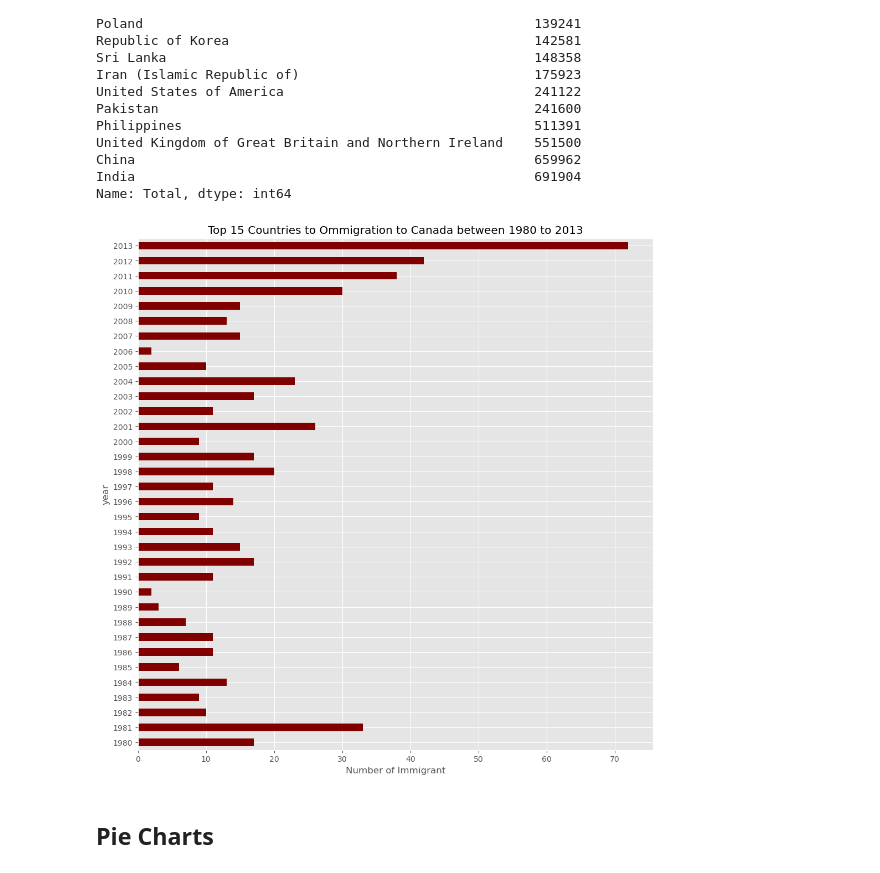
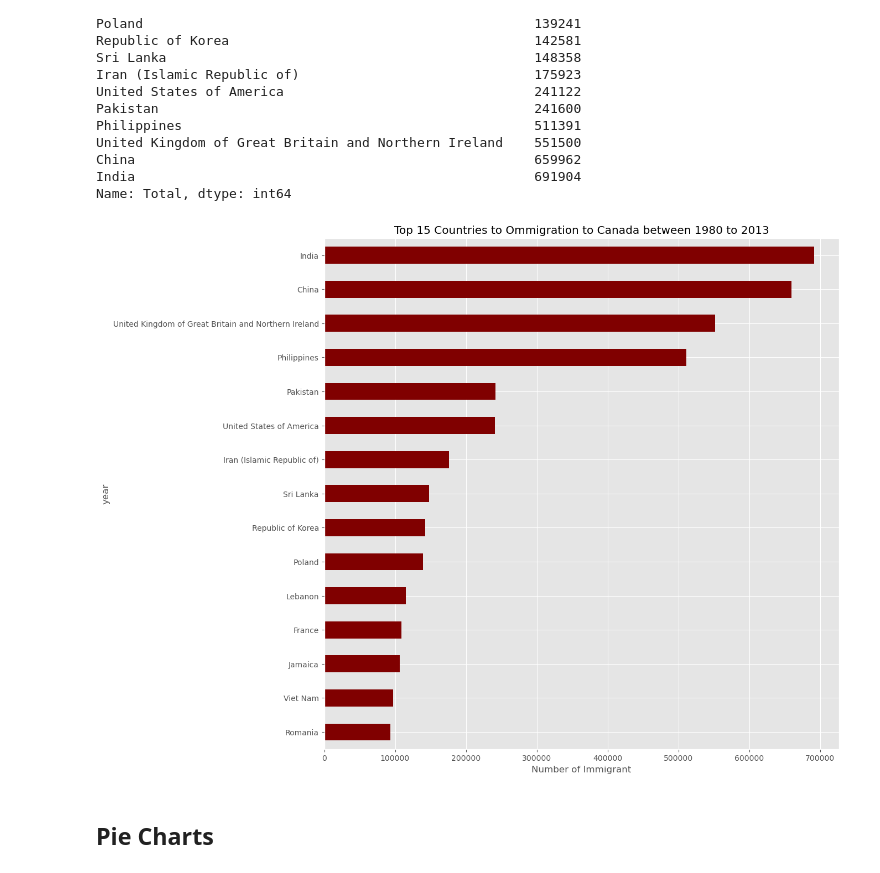
Before and after one commit to mfarizky/H8_5, a Jupyter notebook: sesi/sesi_7.ipynb, the cells around one changed output. Drawn from its saved outputs; the diff is of its cells as text; code cells hidden in the pictures.

```diff
--- a/sesi/sesi_7.ipynb
+++ b/sesi/sesi_7.ipynb
@@ -113,7 +113,7 @@ df_can.head(2)
 # %% [markdown]
 Rename the column using `rename()`
 # %%
-df_can.rename(columns={'OdName':'Country', 'AreaName': 'Continet','RegName':'Region'},
+df_can.rename(columns={'OdName':'Country', 'AreaName': 'Continent','RegName':'Region'},
         inplace=True)
 df_can.columns
 # %% [output]
@@ -942,12 +964,12 @@ India                                                   691904
 Name: Total, dtype: int64
 # %%
 
-df_ice.plot(kind='barh', figsize=(12,12), color='maroon')
+df_top15.plot(kind='barh', figsize=(12,12), color='maroon')
 plt.ylabel('year')
 plt.xlabel('Number of Immigrant')
 plt.title('Top 15 Countries to Ommigration to Canada between 1980 to 2013')
 plt.show()
 # %% [output]
-[figure, old version]
+[figure, new version]
 # %% [markdown]
 ## Pie Charts
```
Also changed, not shown: parts of 64 cells of this notebook.
